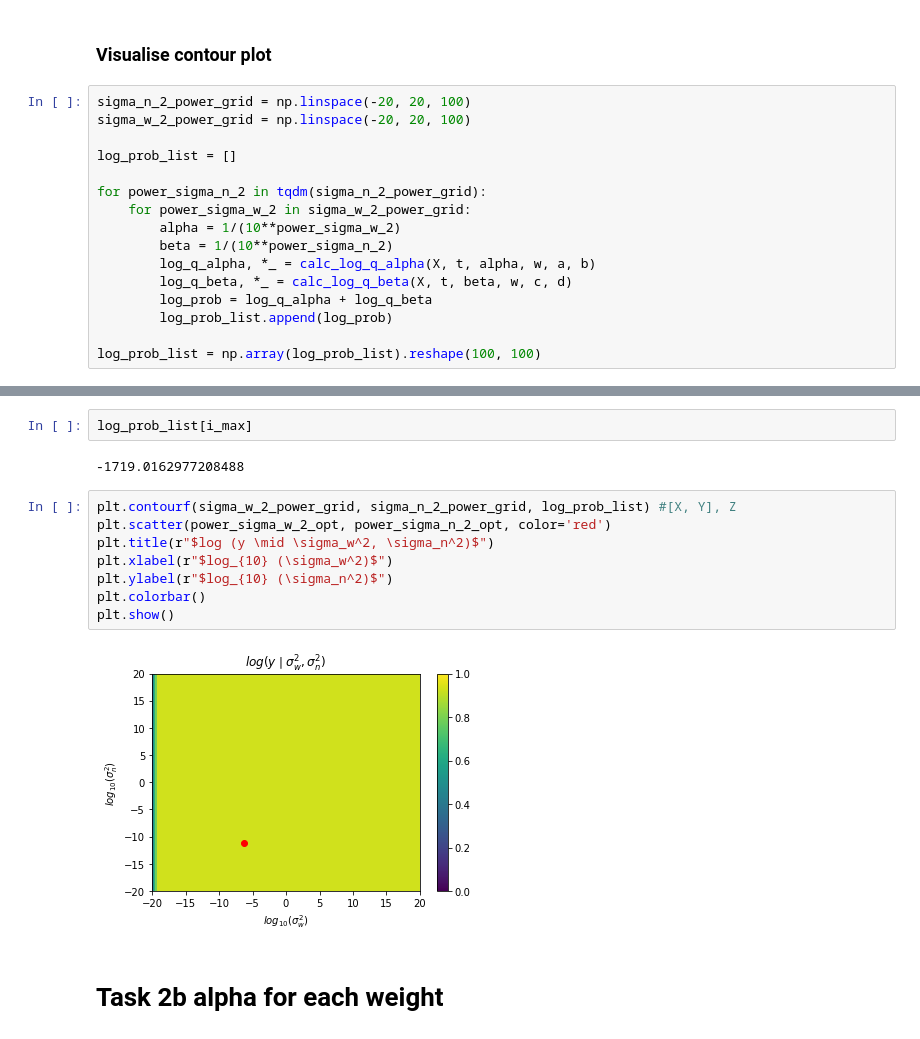
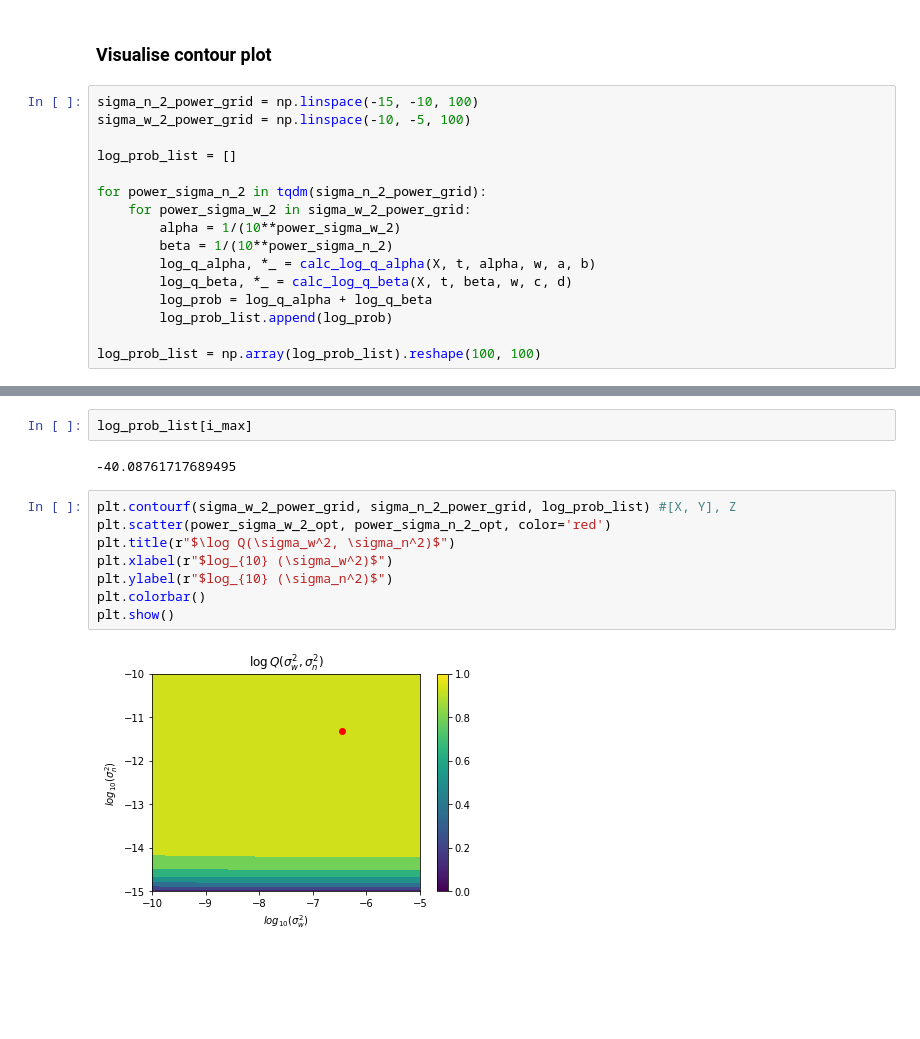
Before and after one commit to jihoonkim888/CM50268-Hamiltonian-Monte-Carlo, a Jupyter notebook: task2.ipynb, the cells around one changed output, grey strips where cells are left out. Saved outputs shown, nothing was run; the diff lists cells and outputs as text; blank space fills up the shorter version.

```diff
--- a/task2.ipynb
+++ b/task2.ipynb
@@ -431,8 +414,8 @@ plt.show()
 # %% [markdown]
 ### Visualise contour plot
 # %%
-sigma_n_2_power_grid = np.linspace(-20, 20, 100)
-sigma_w_2_power_grid = np.linspace(-20, 20, 100)
+sigma_n_2_power_grid = np.linspace(-15, -10, 100)
+sigma_w_2_power_grid = np.linspace(-10, -5, 100)
 
 log_prob_list = []
 
@@ -464,16 +447,14 @@ sigma_n_2=7.742636826811278e-12, sigma_w_2=5.462277217684337e-07
 # %%
 log_prob_list[i_max]
 # %% [output]
--1719.0162977208488
+-40.08761717689495
 # %%
 plt.contourf(sigma_w_2_power_grid, sigma_n_2_power_grid, log_prob_list) #[X, Y], Z
 plt.scatter(power_sigma_w_2_opt, power_sigma_n_2_opt, color='red')
-plt.title(r"$log (y \mid \sigma_w^2, \sigma_n^2)$")
+plt.title(r"$\log Q(\sigma_w^2, \sigma_n^2)$")
 plt.xlabel(r"$log_{10} (\sigma_w^2)$")
 plt.ylabel(r"$log_{10} (\sigma_n^2)$")
 plt.colorbar()
 plt.show()
 # %% [output]
-[figure, old version]
+[figure, new version]
-# %% [markdown]
-# Task 2b alpha for each weight
```
Also changed, not shown: parts of 21 cells of this notebook.
